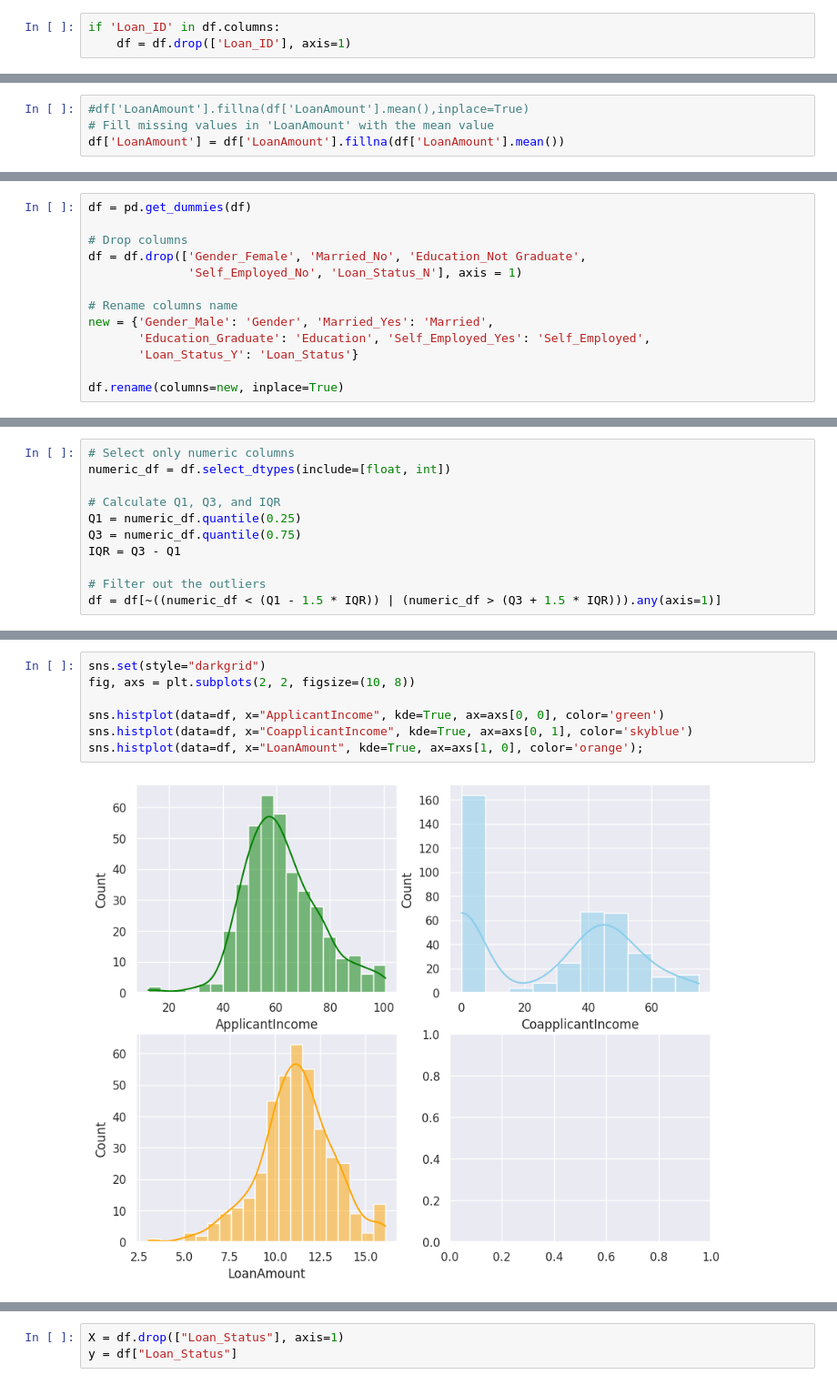
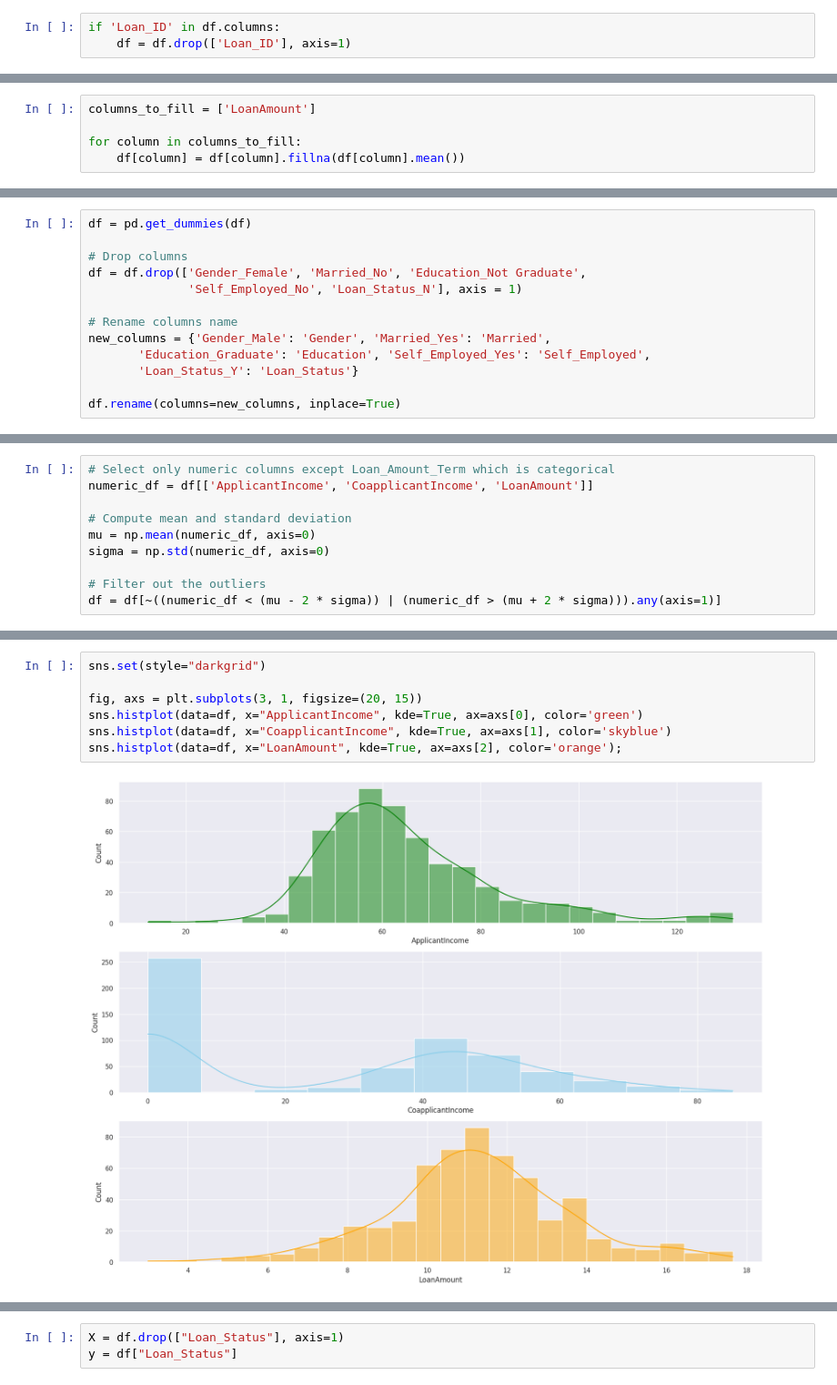
Before and after one commit to trg-pauline/loan-prediction, a Jupyter notebook: notebook/loan-prediction-w-various-ml-models.ipynb, the cells around one changed output, grey strips where cells are left out. Shown at 91% size. Saved outputs shown, nothing was run; the diff lists cells and outputs as text.

```diff
--- a/notebook/loan-prediction-w-various-ml-models.ipynb
+++ b/notebook/loan-prediction-w-various-ml-models.ipynb
@@ -679,4 +680,5 @@ for column in columns_to_fill:
-# %%
-#df['LoanAmount'].fillna(df['LoanAmount'].mean(),inplace=True)
-# Fill missing values in 'LoanAmount' with the mean value
-df['LoanAmount'] = df['LoanAmount'].fillna(df['LoanAmount'].mean())
+# %%
+columns_to_fill = ['LoanAmount']
+
+for column in columns_to_fill:
+    df[column] = df[column].fillna(df[column].mean())
@@ -691,8 +709,8 @@ df = df.drop(['Gender_Female', 'Married_No', 'Education_Not Graduate',
               'Self_Employed_No', 'Loan_Status_N'], axis = 1)
 
 # Rename columns name
-new = {'Gender_Male': 'Gender', 'Married_Yes': 'Married',
+new_columns = {'Gender_Male': 'Gender', 'Married_Yes': 'Married',
        'Education_Graduate': 'Education', 'Self_Employed_Yes': 'Self_Employed',
        'Loan_Status_Y': 'Loan_Status'}
 
-df.rename(columns=new, inplace=True)
+df.rename(columns=new_columns, inplace=True)
@@ -702,11 +719,10 @@ df.rename(columns=new, inplace=True)
 # %%
-# Select only numeric columns
-numeric_df = df.select_dtypes(include=[float, int])
+# Select only numeric columns except Loan_Amount_Term which is categorical
+numeric_df = df[['ApplicantIncome', 'CoapplicantIncome', 'LoanAmount']]
 
-# Calculate Q1, Q3, and IQR
-Q1 = numeric_df.quantile(0.25)
-Q3 = numeric_df.quantile(0.75)
-IQR = Q3 - Q1
+# Compute mean and standard deviation
+mu = np.mean(numeric_df, axis=0)
+sigma = np.std(numeric_df, axis=0)
 
 # Filter out the outliers
-df = df[~((numeric_df < (Q1 - 1.5 * IQR)) | (numeric_df > (Q3 + 1.5 * IQR))).any(axis=1)]
+df = df[~((numeric_df < (mu - 2 * sigma)) | (numeric_df > (mu + 2 * sigma))).any(axis=1)]
@@ -740,9 +746,9 @@ df.loc[:, 'LoanAmount'] = np.sqrt(df['LoanAmount'])
 # %%
 sns.set(style="darkgrid")
-fig, axs = plt.subplots(2, 2, figsize=(10, 8))
 
-sns.histplot(data=df, x="ApplicantIncome", kde=True, ax=axs[0, 0], color='green')
-sns.histplot(data=df, x="CoapplicantIncome", kde=True, ax=axs[0, 1], color='skyblue')
-sns.histplot(data=df, x="LoanAmount", kde=True, ax=axs[1, 0], color='orange');
+fig, axs = plt.subplots(3, 1, figsize=(20, 15))
+sns.histplot(data=df, x="ApplicantIncome", kde=True, ax=axs[0], color='green')
+sns.histplot(data=df, x="CoapplicantIncome", kde=True, ax=axs[1], color='skyblue')
+sns.histplot(data=df, x="LoanAmount", kde=True, ax=axs[2], color='orange');
 # %% [output]
-[figure, old version]
+[figure, new version]
```
Also changed, not shown: parts of 144 cells of this notebook.
